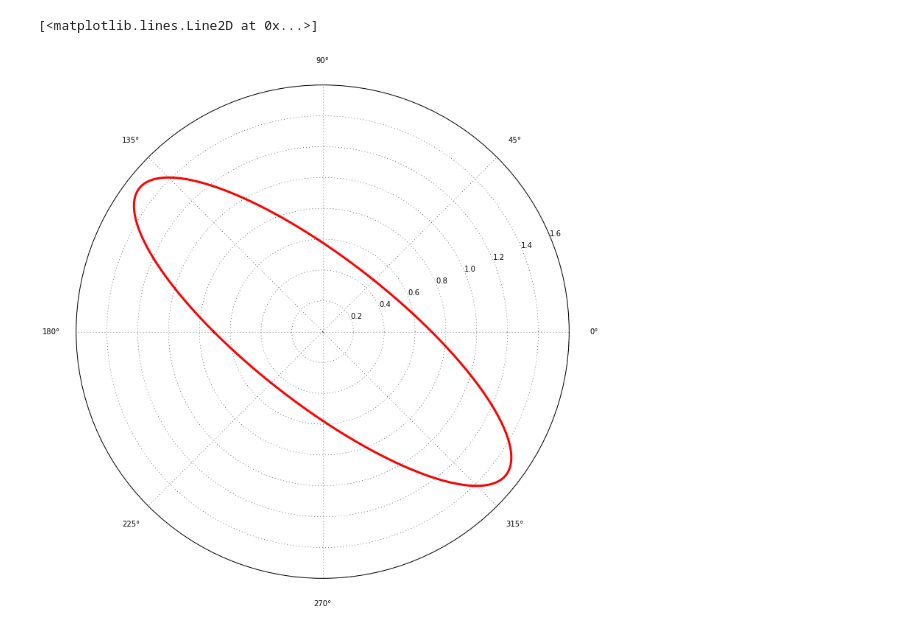
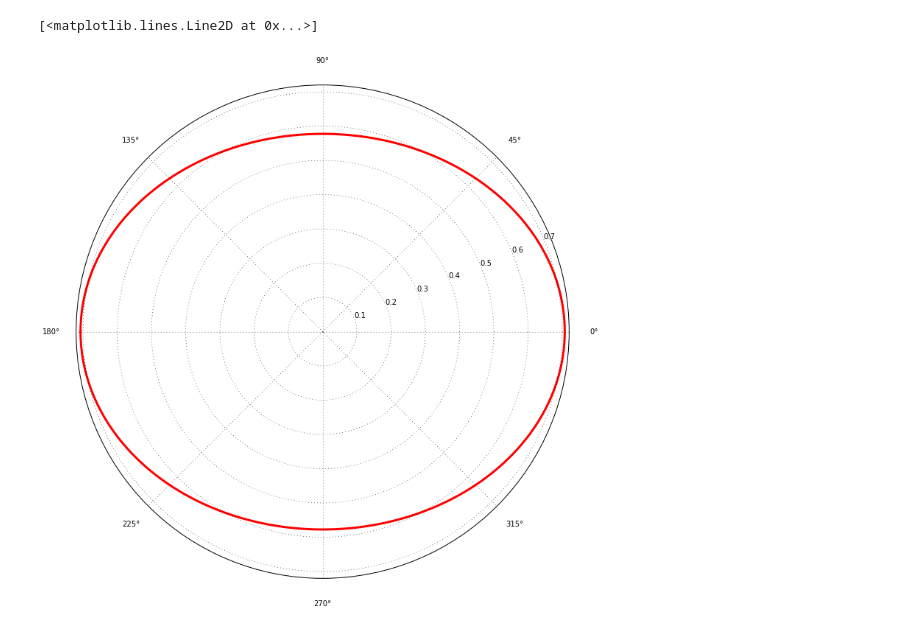
Before and after one commit to materialsvirtuallab/nano106, a Jupyter notebook: problem_sets/PS3 - Q5b.ipynb, the cells around one changed output. Cells and saved outputs as stored; diff of their text form; code cells hidden in the pictures.

```diff
--- a/problem_sets/PS3 - Q5b.ipynb
+++ b/problem_sets/PS3 - Q5b.ipynb
@@ -7,9 +7,9 @@ from mpl_toolkits.mplot3d.axes3d import Axes3D
 # %%
 fig = plt.figure(figsize=(16,12))
 ax = fig.add_subplot(1, 1, 1, polar=True)
 theta = np.linspace(-np.pi, np.pi, 1001)
-r = np.sqrt(1 / (2 * np.cos(theta) ** 2  + 3 * np.sin(theta) ** 2 + 4 * np.cos(theta) * np.sin(theta)))
+r = np.sqrt(1 / (2 * np.cos(theta) ** 2  + 3 * np.sin(theta) ** 2 ))
 ax.plot(theta, r, color='r', linewidth=3)
 # %% [output]
 [<matplotlib.lines.Line2D at 0x...>]
-[figure, old version]
+[figure, new version]
```
Also changed, not shown: 1 other file.
